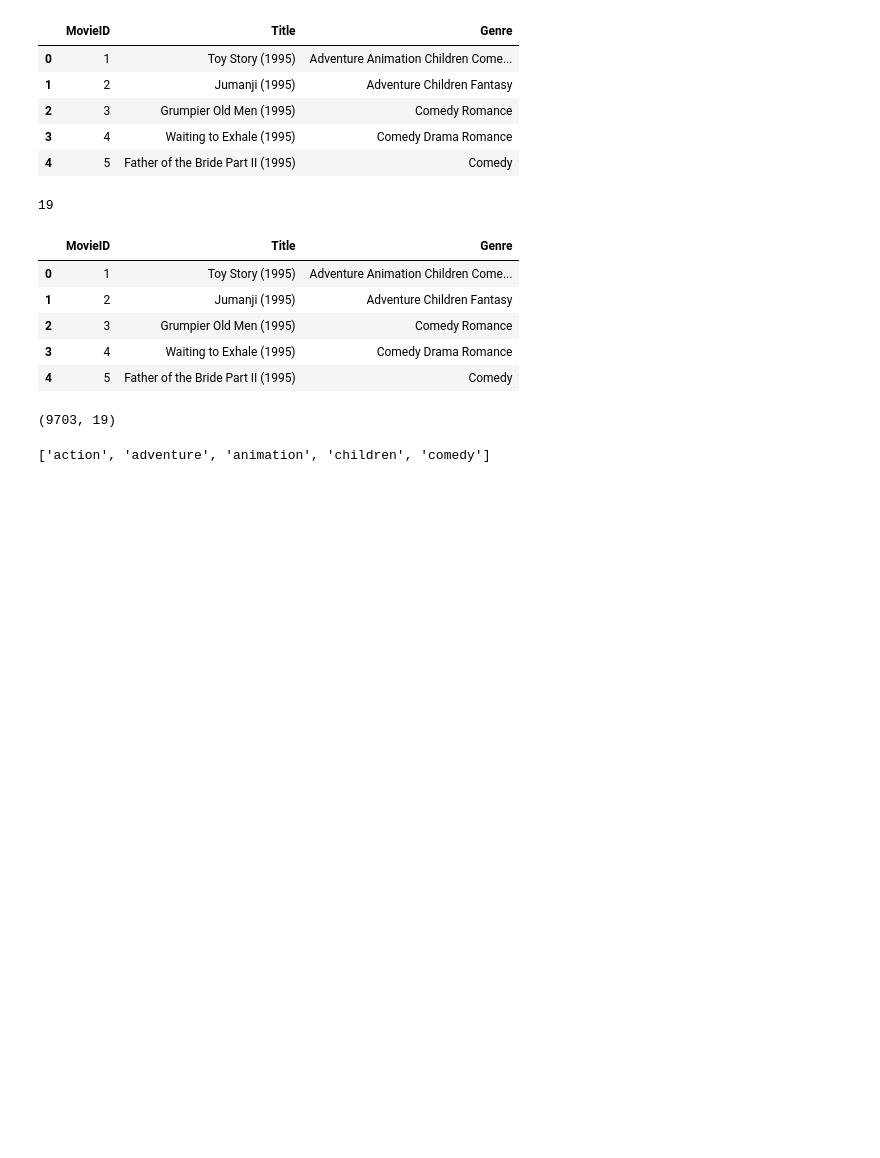
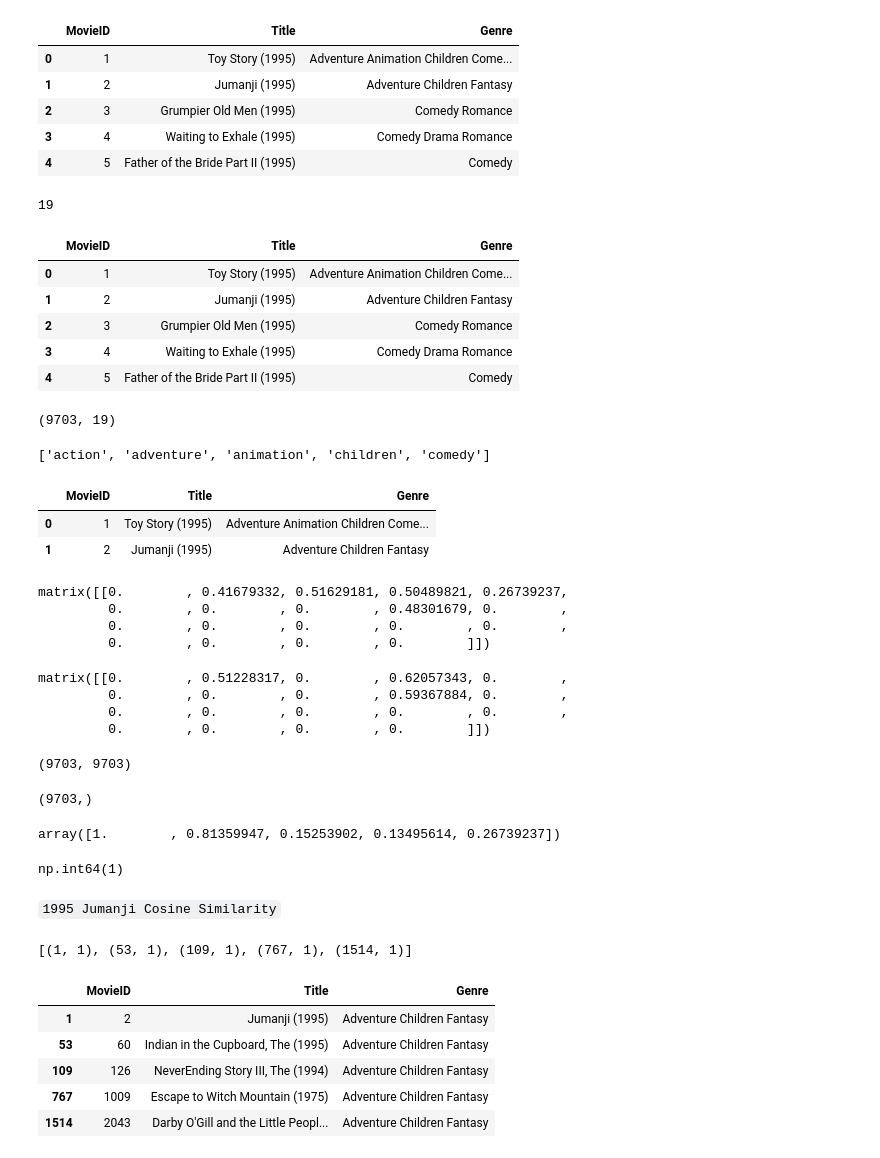
Before and after one commit to Kelniit/Julius, a Jupyter notebook: Lab 01.ipynb, the cells around one changed output. Cells and saved outputs as stored; diff of their text form; code cells hidden in the pictures; blank space fills up the shorter version.

```diff
--- a/Lab 01.ipynb
+++ b/Lab 01.ipynb
@@ -128,3 +132,43 @@ tfidf.get_feature_names_out().tolist()[:5]
 ['action', 'adventure', 'animation', 'children', 'comedy']
 # %%
 assert len(tfidf.get_feature_names_out().tolist()) == len(TotalGenre), "Fail !"
+# %%
+origin.loc[:1]
+# %% [output]
+|  | MovieID | Title | Genre |
+| 0 | 1 | Toy Story (1995) | Adventure Animation Children Come... |
+| 1 | 2 | Jumanji (1995) | Adventure Children Fantasy |
+# %%
+metrics.todense()[0]
+# %% [output]
+matrix([[0.        , 0.41679332, 0.51629181, 0.50489821, 0.26739237,
+         0.        , 0.        , 0.        , 0.48301679, 0.        ,
+         0.        , 0.        , 0.        , 0.        , 0.        ,
+         0.        , 0.        , 0.        , 0.        ]])
+# %%
+metrics.todense()[1]
+# %% [output]
+matrix([[0.        , 0.51228317, 0.        , 0.62057343, 0.        ,
+         0.        , 0.        , 0.        , 0.59367884, 0.        ,
+         0.        , 0.        , 0.        , 0.        , 0.        ,
+         0.        , 0.        , 0.        , 0.        ]])
+# %%
+# Use Cosine Similarity to Find Similarity of Our TF IDF Metrics
+
+from sklearn.metrics.pairwise import cosine_similarity
+
+similarities = cosine_similarity(metrics)
+
+similarities.shape
+# %% [output]
+(9703, 9703)
+# %%
+sample = similarities[0]
+
+sample.shape
+# %% [output]
+(9703,)
+# %%
+sample[:5]
+# %% [output]
+array([1.        , 0.81359947, 0.15253902, 0.13495614, 0.26739237])
@@ -130,0 +179,6 @@ assert len(tfidf.get_feature_names_out().tolist()) == len(TotalGenre), "Fail !"
+# %%
+titint("Jumanji (1995)")
+# %% [output]
+np.int64(1)
+# %% [markdown]
+`1995 Jumanji Cosine Similarity`
@@ -130,0 +191,17 @@ assert len(tfidf.get_feature_names_out().tolist()) == len(TotalGenre), "Fail !"
+# %%
+orilist = sorted(orilist, key=lambda i : i[1], reverse=True)
+
+[(i, int(round(t, 3))) for i, t in orilist[:5]]
+# %% [output]
+[(1, 1), (53, 1), (109, 1), (767, 1), (1514, 1)]
+# %%
+results = [intler(i) for i, _ in orilist[:5]]
+
+origin[origin['Title'].isin(results)]
+# %% [output]
+|  | MovieID | Title | Genre |
+| 1 | 2 | Jumanji (1995) | Adventure Children Fantasy |
+| 53 | 60 | Indian in the Cupboard, The (1995) | Adventure Children Fantasy |
+| 109 | 126 | NeverEnding Story III, The (1994) | Adventure Children Fantasy |
+| 767 | 1009 | Escape to Witch Mountain (1975) | Adventure Children Fantasy |
+| 1514 | 2043 | Darby O'Gill and the Little Peopl... | Adventure Children Fantasy |
```
Also changed, not shown: parts of 6 cells of this notebook.
